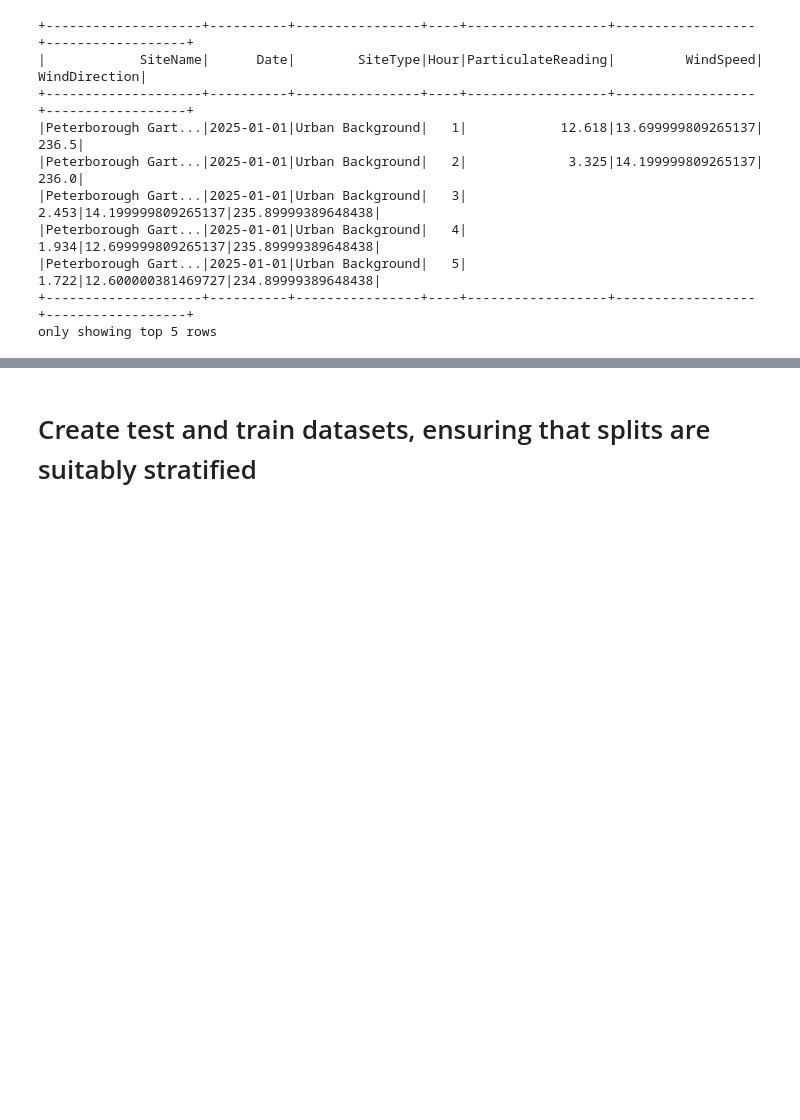
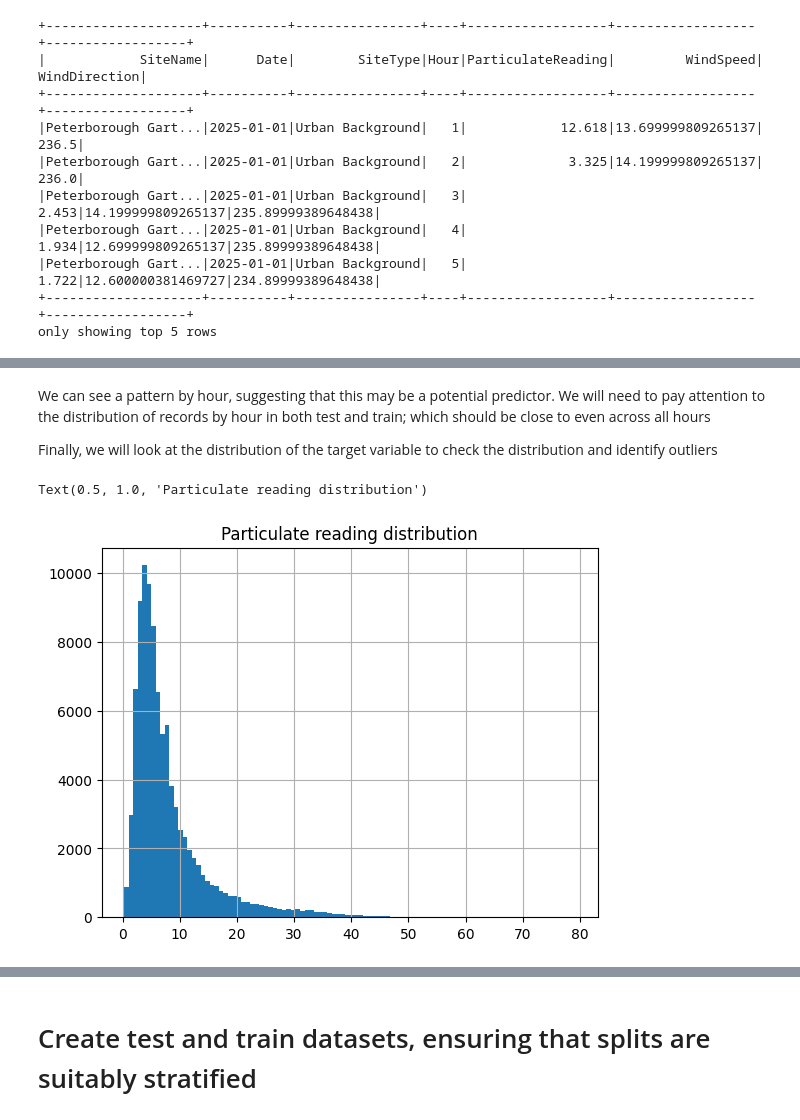
Before and after one commit to Pirate-Dan/MOD006902-Air-Quality, a Jupyter notebook: AirQualityModel.ipynb, the cells around one changed output, grey strips where cells are left out. Drawn from its saved outputs; the diff is of its cells as text; code cells hidden in the pictures; blank space fills up the shorter version.

```diff
--- a/AirQualityModel.ipynb
+++ b/AirQualityModel.ipynb
@@ -499,0 +553,17 @@ chck.groupby('SiteName').count().sort_index()
+# %% [markdown]
+We can see a pattern by hour, suggesting that this may be a potential predictor.  We will need to pay attention to the distribution of records by hour in both test and train; which should be close to even across all hours
+
+Finally, we will look at the distribution of the target variable to check the distribution and identify outliers
+# %%
+#extract to dataframe
+aq=df_tidy.select('ParticulateReading')
+pr = [x[0] for x in aq.collect()]
+pr=pd.DataFrame({'ParticulateLevel':pr})
+
+pr.hist(bins=100)
+plt.xlabel='Particulate Reading'
+plt.ylabel='Count of Instances'
+plt.title('Particulate reading distribution')
+# %% [output]
+Text(0.5, 1.0, 'Particulate reading distribution')
+[figure, added]
```
Also changed, not shown: parts of 20 cells of this notebook.
